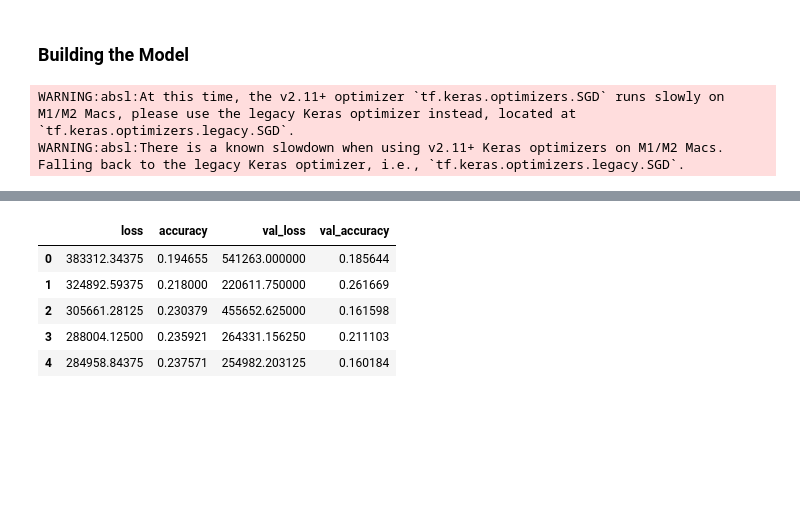
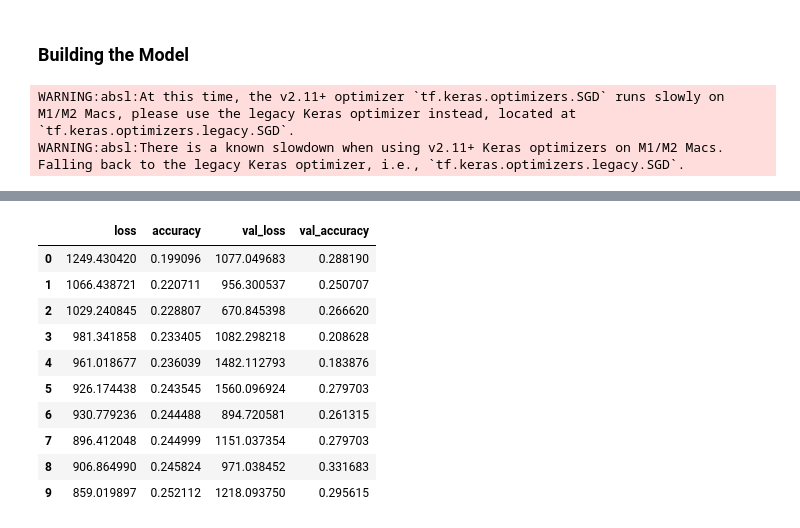
Before and after one commit to sekretaryuk/w207-letsfaceit, a Jupyter notebook: workfile.ipynb, the cells around one changed output, grey strips where cells are left out. Drawn from its saved outputs; the diff is of its cells as text; code cells hidden in the pictures; blank space fills up the shorter version.

```diff
--- a/workfile.ipynb
+++ b/workfile.ipynb
@@ -200,12 +182,12 @@ def build_model(n_classes, learning_rate=0.01):
                 metrics=['accuracy'])
   return model
 # %%
-model = build_model(len(label_names), 0.03)
+model = build_model(len(label_names), 0.0001)
 
 history = model.fit(
   x = X_train,
   y = Y_train,
-  epochs=5,
+  epochs=10,
   batch_size=64,
   validation_split=0.1,
   verbose=1)
@@ -228,9 +220,14 @@ Epoch 5/5
 |  | loss | accuracy | val_loss | val_accuracy |
-| 0 | 383312.34375 | 0.194655 | 541263.000000 | 0.185644 |
-| 1 | 324892.59375 | 0.218000 | 220611.750000 | 0.261669 |
-| 2 | 305661.28125 | 0.230379 | 455652.625000 | 0.161598 |
-| 3 | 288004.12500 | 0.235921 | 264331.156250 | 0.211103 |
-| 4 | 284958.84375 | 0.237571 | 254982.203125 | 0.160184 |
+| 0 | 1249.430420 | 0.199096 | 1077.049683 | 0.288190 |
+| 1 | 1066.438721 | 0.220711 | 956.300537 | 0.250707 |
+| 2 | 1029.240845 | 0.228807 | 670.845398 | 0.266620 |
+| 3 | 981.341858 | 0.233405 | 1082.298218 | 0.208628 |
+| 4 | 961.018677 | 0.236039 | 1482.112793 | 0.183876 |
+| 5 | 926.174438 | 0.243545 | 1560.096924 | 0.279703 |
+| 6 | 930.779236 | 0.244488 | 894.720581 | 0.261315 |
+| 7 | 896.412048 | 0.244999 | 1151.037354 | 0.279703 |
+| 8 | 906.864990 | 0.245824 | 971.038452 | 0.331683 |
+| 9 | 859.019897 | 0.252112 | 1218.093750 | 0.295615 |
 # %%
 test_predictions = np.argmax(model.predict(X_test), axis=-1)
 print(test_predictions)
```
Also changed, not shown: parts of 4 cells of this notebook.
